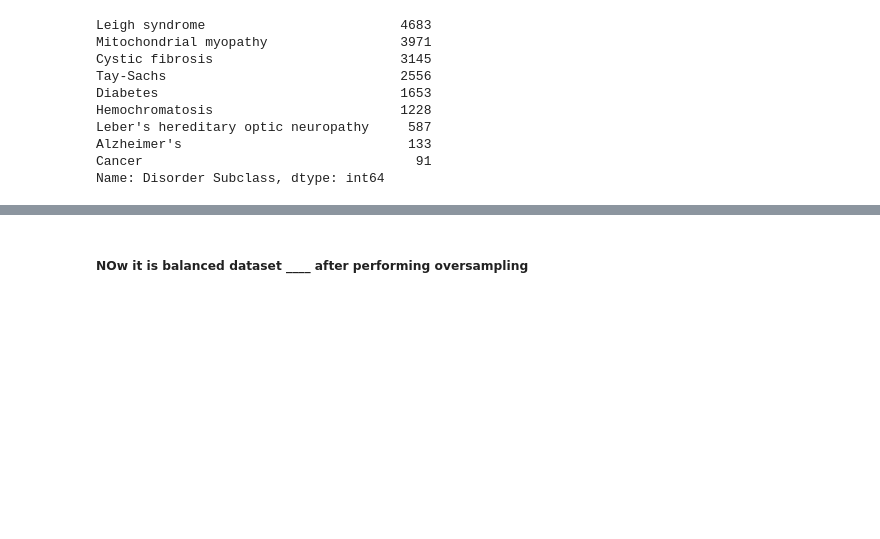
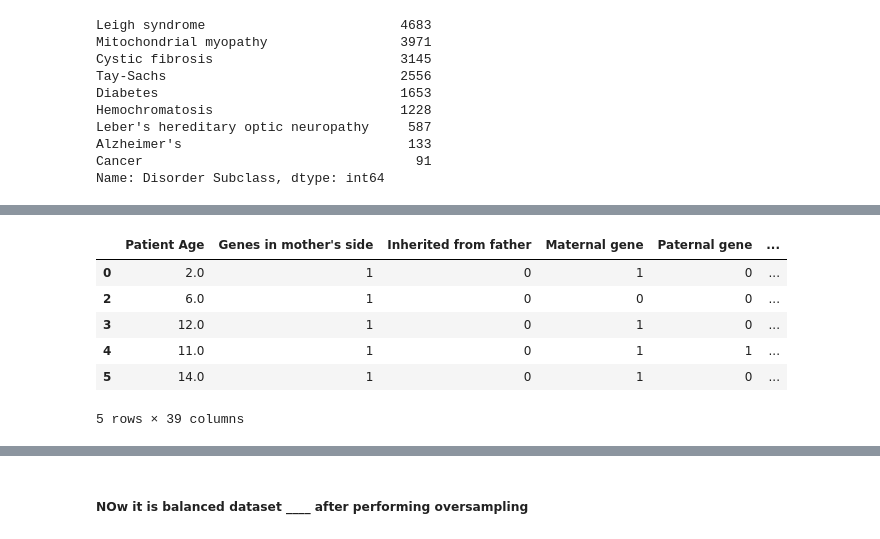
Before and after one commit to mayurimhetre/ML-HackerEarth-Genetics, a Jupyter notebook: Oversampling_final.ipynb, the cells around one changed output, grey strips where cells are left out. Cells and saved outputs as stored; diff of their text form; code cells hidden in the pictures; blank space fills up the shorter version.

```diff
--- a/Oversampling_final.ipynb
+++ b/Oversampling_final.ipynb
@@ -5,7 +7,9 @@ import matplotlib.pyplot as plt
 # %%
-train = pd.read_csv('train.csv')
-test = pd.read_csv('test.csv')
-train.drop(['Test 1','Test 2' ,'Test 3','Test 4','Test 5'],axis=1,inplace=True)
+train['Test 1'] = train['Test 1'].replace(np.nan,-99)
+train['Test 2'] = train['Test 2'].replace(np.nan,-99)
+train['Test 3'] = train['Test 3'].replace(np.nan,-99)
+train['Test 4'] = train['Test 4'].replace(np.nan,-99)
+train['Test 5'] = train['Test 5'].replace(np.nan,-99)
 train['Patient Age'].fillna(train['Patient Age'].mode()[0],inplace = True)
 train["Mother's age"].fillna(train["Mother's age"].mode()[0],inplace = True)
 train["Father's age"].fillna(train["Father's age"].mode()[0],inplace = True)
@@ -34,7 +38,9 @@ train['History of anomalies in previous pregnancies'].fillna(train['History of a
 train['Birth defects'].fillna(train['Birth defects'].mode()[0],inplace = True)
 train['Blood test result'].fillna(train['Blood test result'].mode()[0],inplace = True)
 
-train.drop(['Parental consent'],axis=1,inplace=True)
+train['Parental consent'] = train['Parental consent'].replace(np.nan,'No')
+
+
 train['Birth asphyxia'] = train['Birth asphyxia'].replace(np.nan,'Not available')
 train['Autopsy shows birth defect (if applicable)'] = train['Autopsy shows birth defect (if applicable)'].replace({np.nan:'Not applicable','None':'Not applicable'})
 train['H/O radiation exposure (x-ray)'] = train['H/O radiation exposure (x-ray)'].replace({np.nan:'Not applicable','-':'Not applicable'})
@@ -69,3 +75,5 @@ Leber's hereditary optic neuropathy     587
 Alzheimer's                             133
 Cancer                                   91
 Name: Disorder Subclass, dtype: int64
+# %%
+categorical_features = [ f for f in train.columns if train[f].dtypes == 'O' and f not in ['Genetic Disorder', 'Disorder Subclass']]
@@ -72 +100,40 @@ Name: Disorder Subclass, dtype: int64
+# %%
+from sklearn.preprocessing import LabelEncoder
+
+class MultiColumnLabelEncoder:
+    def __init__(self,columns = None):
+        self.columns = columns # array of column names to encode
+
+    def fit(self,X,y=None):
+        return self # not relevant here
+
+    def transform(self,X):
+        '''
+        Transforms columns of X specified in self.columns using
+        LabelEncoder(). If no columns specified, transforms all
+        columns in X.
+        '''
+        output = X.copy()
+        if self.columns is not None:
+            for col in self.columns:
+                output[col] = LabelEncoder().fit_transform(output[col])
+        else:
+            for colname,col in output.iteritems():
+                output[colname] = LabelEncoder().fit_transform(col)
+        return output
+
+    def fit_transform(self,X,y=None):
+        return self.fit(X,y).transform(X)
+# %%
+a = MultiColumnLabelEncoder(columns = categorical_features).fit_transform(train)
+# %%
+a.head()
+# %% [output]
+|  | Patient Age | Genes in mother's side | Inherited from father | Maternal gene | Paternal gene | ... |
+| 0 | 2.0 | 1 | 0 | 1 | 0 | ... |
+| 2 | 6.0 | 1 | 0 | 0 | 0 | ... |
+| 3 | 12.0 | 1 | 0 | 1 | 0 | ... |
+| 4 | 11.0 | 1 | 0 | 1 | 1 | ... |
+| 5 | 14.0 | 1 | 0 | 1 | 0 | ... |
+5 rows × 39 columns
 # %%
```
Also changed, not shown: parts of 63 cells of this notebook, 1 other file.
